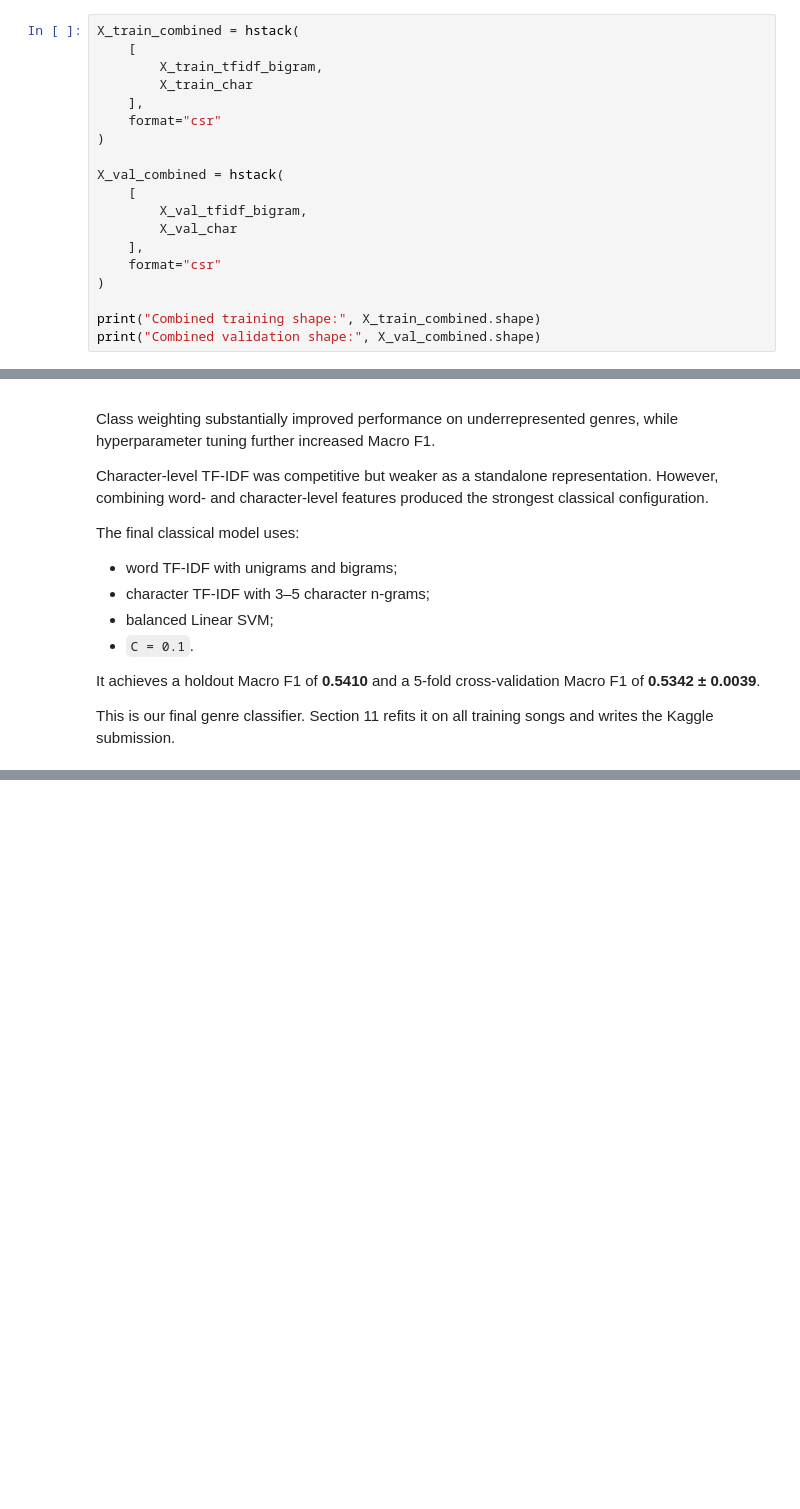
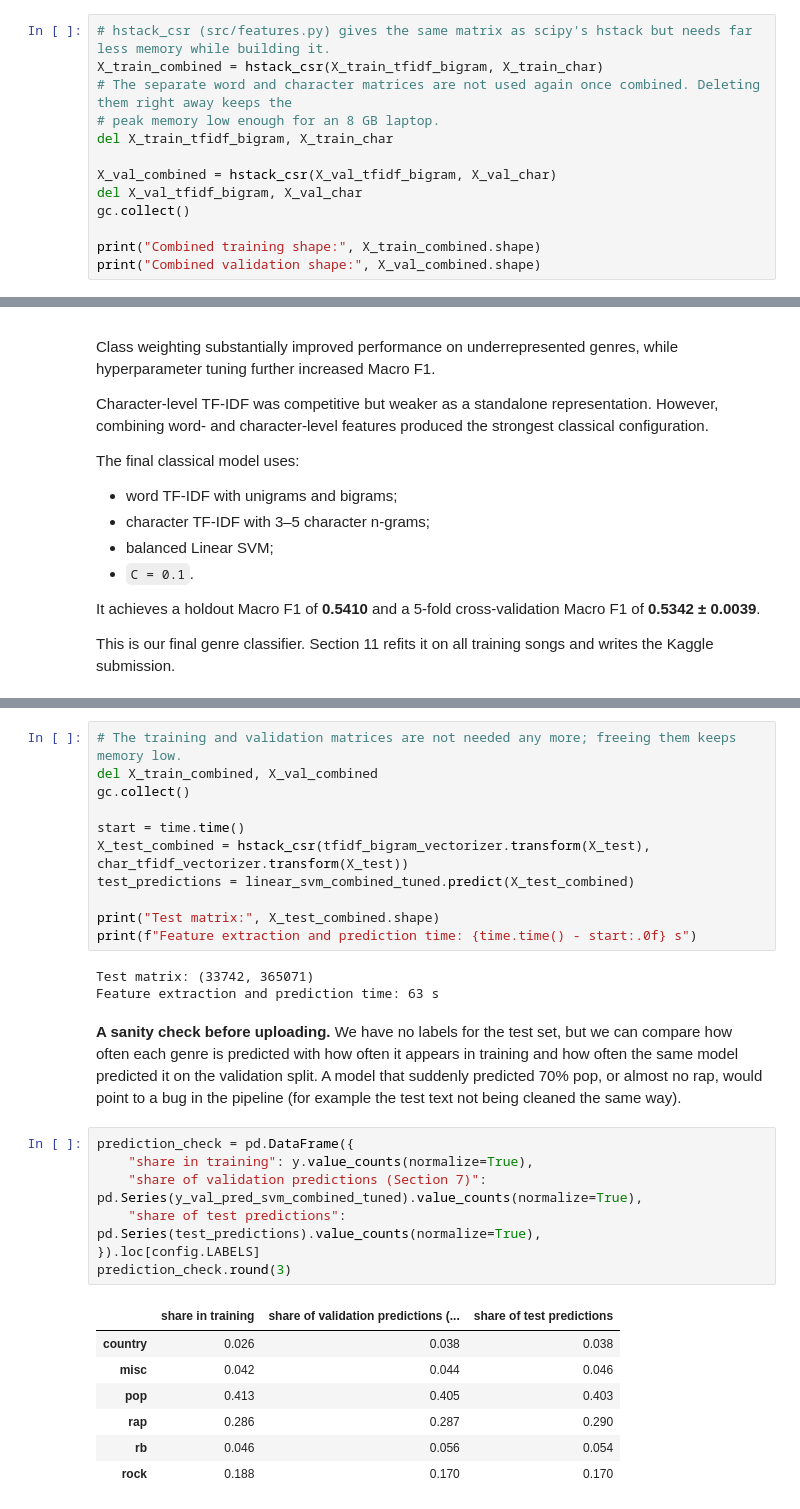
Before and after one commit to heyydaniyal/Music-Genre-Identification, a Jupyter notebook: notebooks/03_genre_classification.ipynb, the cells around one changed output, grey strips where cells are left out. Cells and saved outputs as stored; diff of their text form; blank space fills up the shorter version.

```diff
--- a/notebooks/03_genre_classification.ipynb
+++ b/notebooks/03_genre_classification.ipynb
@@ -879,21 +906,15 @@ Word n-grams capture lexical and short contextual patterns, while character n-gr
 
 The two sparse representations are therefore combined to determine whether their complementary information improves genre classification.
 # %%
-X_train_combined = hstack(
-    [
-        X_train_tfidf_bigram,
-        X_train_char
-    ],
-    format="csr"
-)
+# hstack_csr (src/features.py) gives the same matrix as scipy's hstack but needs far less memory while building it.
+X_train_combined = hstack_csr(X_train_tfidf_bigram, X_train_char)
+# The separate word and character matrices are not used again once combined. Deleting them right away keeps the
+# peak memory low enough for an 8 GB laptop.
+del X_train_tfidf_bigram, X_train_char
 
-X_val_combined = hstack(
-    [
-        X_val_tfidf_bigram,
-        X_val_char
-    ],
-    format="csr"
-)
+X_val_combined = hstack_csr(X_val_tfidf_bigram, X_val_char)
+del X_val_tfidf_bigram, X_val_char
+gc.collect()
 
 print("Combined training shape:", X_train_combined.shape)
 print("Combined validation shape:", X_val_combined.shape)
@@ -1274,0 +1299,34 @@ This is our final genre classifier. Section 11 refits it on all training songs a
+# %%
+# The training and validation matrices are not needed any more; freeing them keeps memory low.
+del X_train_combined, X_val_combined
+gc.collect()
+
+start = time.time()
+X_test_combined = hstack_csr(tfidf_bigram_vectorizer.transform(X_test), char_tfidf_vectorizer.transform(X_test))
+test_predictions = linear_svm_combined_tuned.predict(X_test_combined)
+
+print("Test matrix:", X_test_combined.shape)
+print(f"Feature extraction and prediction time: {time.time() - start:.0f} s")
+# %% [output]
+Test matrix: (33742, 365071)
+Feature extraction and prediction time: 63 s
+# %% [markdown]
+**A sanity check before uploading.** We have no labels for the test set, but we can compare how often each genre is
+predicted with how often it appears in training and how often the same model predicted it on the validation split.
+A model that suddenly predicted 70% pop, or almost no rap, would point to a bug in the pipeline (for example the test text
+not being cleaned the same way).
+# %%
+prediction_check = pd.DataFrame({
+    "share in training": y.value_counts(normalize=True),
+    "share of validation predictions (Section 7)": pd.Series(y_val_pred_svm_combined_tuned).value_counts(normalize=True),
+    "share of test predictions": pd.Series(test_predictions).value_counts(normalize=True),
+}).loc[config.LABELS]
+prediction_check.round(3)
+# %% [output]
+|  | share in training | share of validation predictions (... | share of test predictions |
+| country | 0.026 | 0.038 | 0.038 |
+| misc | 0.042 | 0.044 | 0.046 |
+| pop | 0.413 | 0.405 | 0.403 |
+| rap | 0.286 | 0.287 | 0.290 |
+| rb | 0.046 | 0.056 | 0.054 |
+| rock | 0.188 | 0.170 | 0.170 |
```
Also changed, not shown: parts of 20 cells of this notebook, 16 other files.
